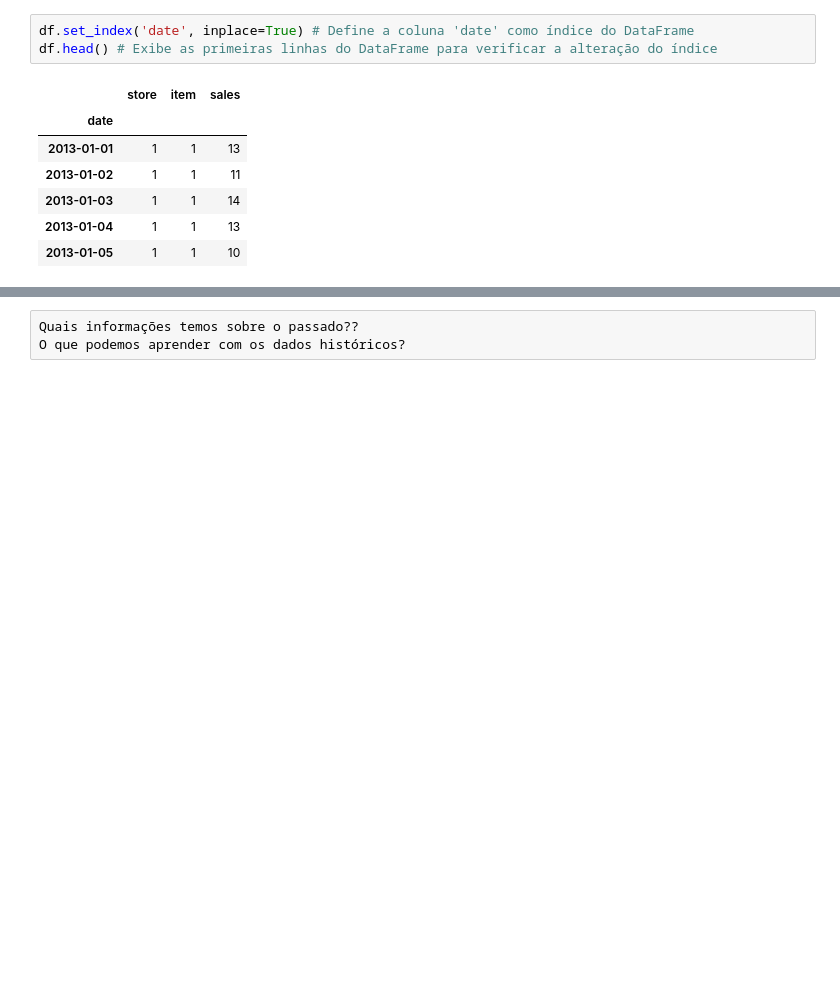
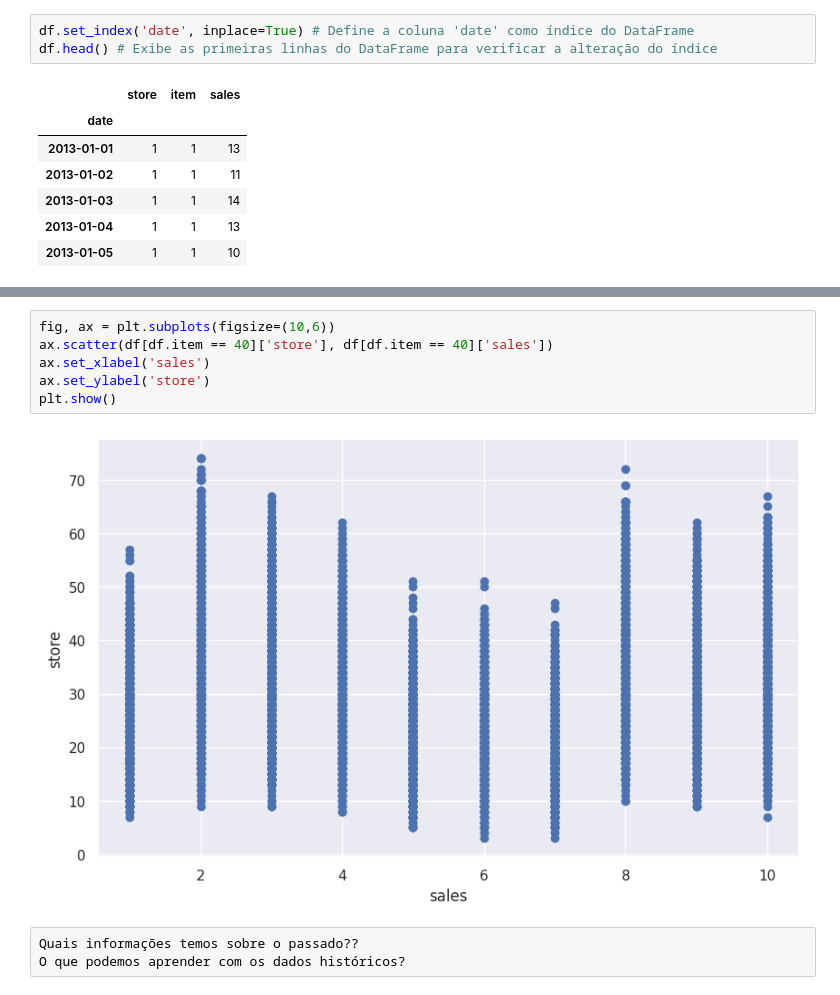
Before and after one commit to Ranilira/S-ries-Temporais-com-Redes-Neurais, a Jupyter notebook: Aula.ipynb, the cells around one changed output, grey strips where cells are left out. Saved outputs shown, nothing was run; the diff lists cells and outputs as text; blank space fills up the shorter version.

```diff
--- a/Aula.ipynb
+++ b/Aula.ipynb
@@ -114,3 +119,11 @@ ModuleNotFoundError: No module named 'statsmodels'
+# %%
+fig, ax = plt.subplots(figsize=(10,6))
+ax.scatter(df[df.item == 40]['store'], df[df.item == 40]['sales'])
+ax.set_xlabel('sales')
+ax.set_ylabel('store')
+plt.show()
+# %% [output]
+[figure, added]
 # %%
 Quais informações temos sobre o passado??
 O que podemos aprender com os dados históricos?
```
Also changed, not shown: parts of 8 cells of this notebook.
